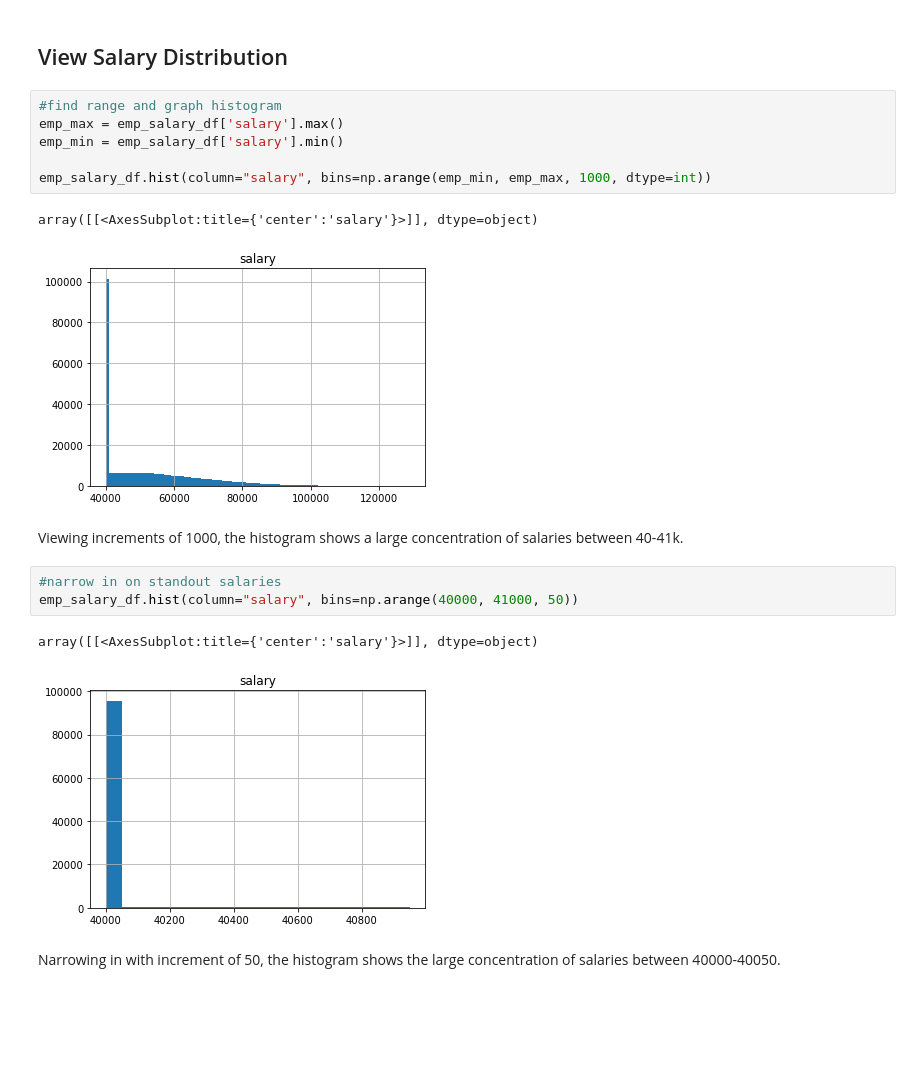
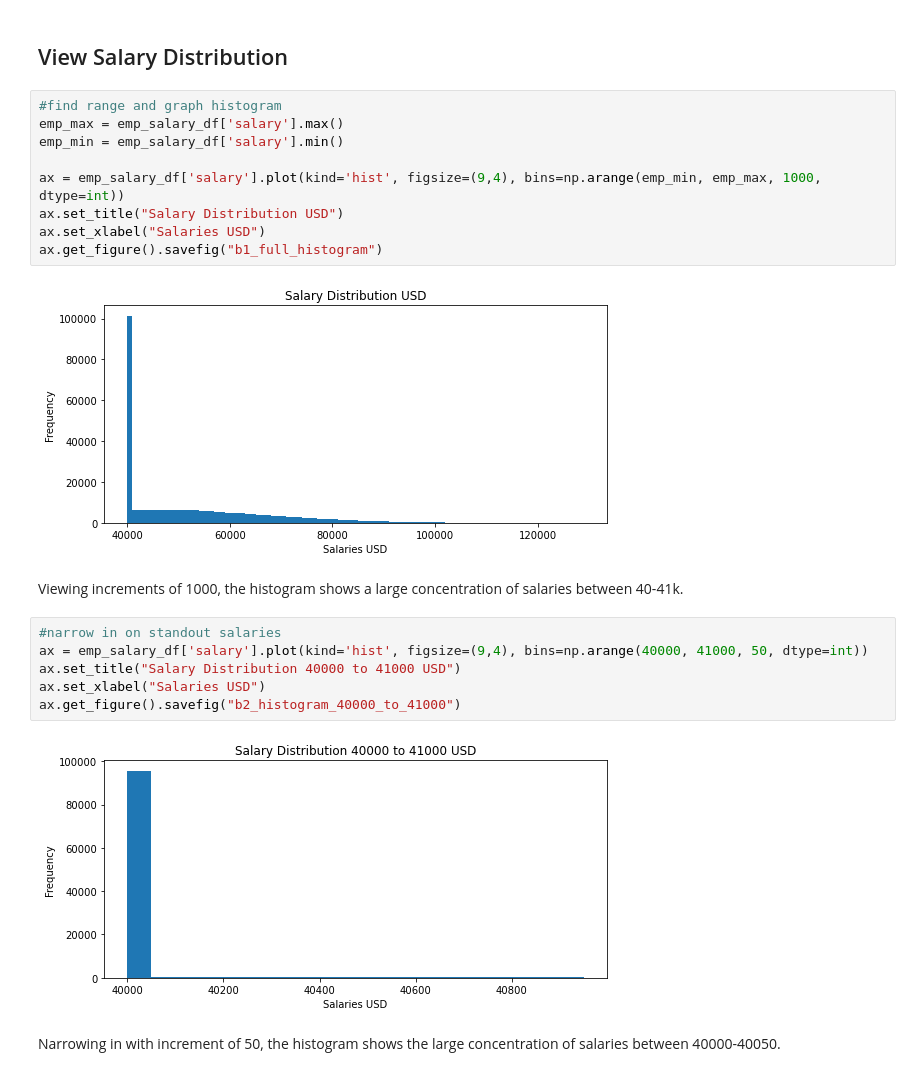
Before and after one commit to sajeanpage/module_9_sql_challenge, a Jupyter notebook: Bonus/StaffDB.ipynb, the cells around one changed output. Drawn from its saved outputs; the diff is of its cells as text; blank space fills up the shorter version.

Commit message:
bonus images

```diff
--- a/Bonus/StaffDB.ipynb
+++ b/Bonus/StaffDB.ipynb
@@ -25,20 +25,24 @@ emp_salary_df = pd.merge(emp_salary_df, titles_df, on="title_id", how='inner')
 # %%
 #find range and graph histogram
 emp_max = emp_salary_df['salary'].max()
 emp_min = emp_salary_df['salary'].min()
 
-emp_salary_df.hist(column="salary", bins=np.arange(emp_min, emp_max, 1000, dtype=int))
+ax = emp_salary_df['salary'].plot(kind='hist', figsize=(9,4), bins=np.arange(emp_min, emp_max, 1000, dtype=int))
+ax.set_title("Salary Distribution USD")
+ax.set_xlabel("Salaries USD")
+ax.get_figure().savefig("b1_full_histogram")
 # %% [output]
-array([[<AxesSubplot:title={'center':'salary'}>]], dtype=object)
-[figure, old version]
+[figure, new version]
 # %% [markdown]
 Viewing increments of 1000, the histogram shows a large concentration of salaries between 40-41k.
 # %%
 #narrow in on standout salaries
-emp_salary_df.hist(column="salary", bins=np.arange(40000, 41000, 50))
+ax = emp_salary_df['salary'].plot(kind='hist', figsize=(9,4), bins=np.arange(40000, 41000, 50, dtype=int))
+ax.set_title("Salary Distribution 40000 to 41000 USD")
+ax.set_xlabel("Salaries USD")
+ax.get_figure().savefig("b2_histogram_40000_to_41000")
 # %% [output]
-array([[<AxesSubplot:title={'center':'salary'}>]], dtype=object)
-[figure, old version]
+[figure, new version]
 # %% [markdown]
 Narrowing in with increment of 50, the histogram shows the large concentration of salaries between 40000-40050.
 # %%
```
Also changed, not shown: parts of 4 cells of this notebook, 5 other files.
